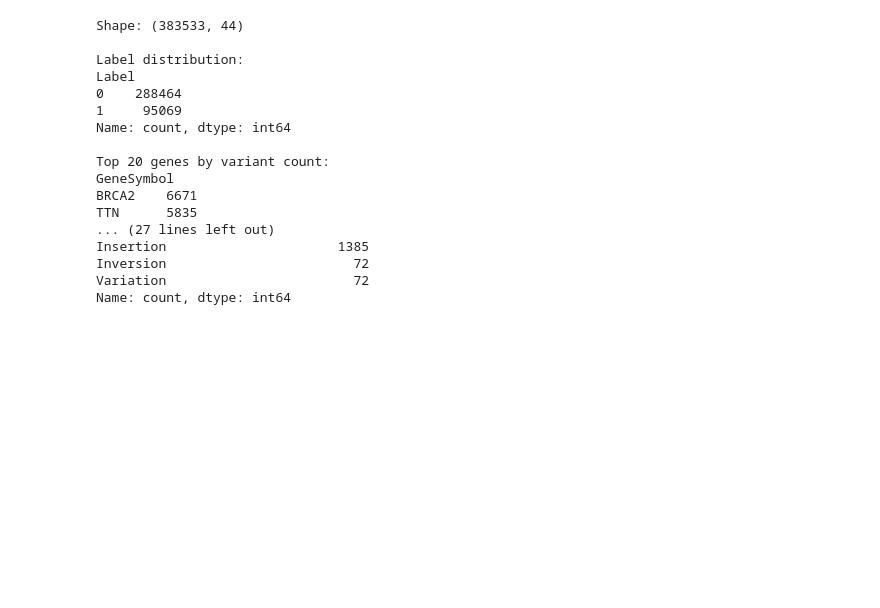
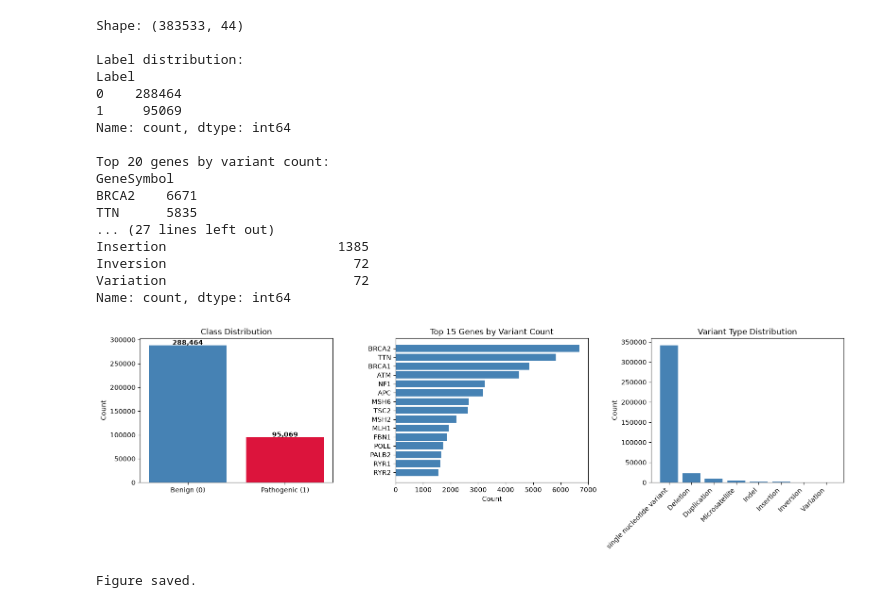
Before and after one commit to jorai-thomas/clinvar-classifier, a Jupyter notebook: notebooks/01_eda.ipynb, the cells around one changed output. Cells and saved outputs as stored; diff of their text form; code cells hidden in the pictures; blank space fills up the shorter version.

```diff
--- a/notebooks/01_eda.ipynb
+++ b/notebooks/01_eda.ipynb
@@ -223,3 +254,46 @@ Insertion                      1385
 Inversion                        72
 Variation                        72
 Name: count, dtype: int64
+# %%
+import matplotlib.pyplot as plt
+import seaborn as sns
+
+fig, axes = plt.subplots(1, 3, figsize=(16, 5))
+
+# 1. Class distribution
+ax1 = axes[0]
+label_counts = df['Label'].value_counts()
+ax1.bar(['Benign (0)', 'Pathogenic (1)'],
+        [label_counts[0], label_counts[1]],
+        color=['steelblue', 'crimson'])
+ax1.set_title('Class Distribution')
+ax1.set_ylabel('Count')
+for i, v in enumerate([label_counts[0], label_counts[1]]):
+    ax1.text(i, v + 1000, f'{v:,}', ha='center', fontweight='bold')
+
+# 2. Top 15 genes
+ax2 = axes[1]
+top_genes = df['GeneSymbol'].value_counts().head(15)
+ax2.barh(top_genes.index[::-1], top_genes.values[::-1], color='steelblue')
+ax2.set_title('Top 15 Genes by Variant Count')
+ax2.set_xlabel('Count')
+
+# 3. Variant type distribution
+ax3 = axes[2]
+type_counts = df['Type'].value_counts()
+ax3.bar(range(len(type_counts)), type_counts.values, color='steelblue')
+ax3.set_xticks(range(len(type_counts)))
+ax3.set_xticklabels(type_counts.index, rotation=45, ha='right')
+ax3.set_title('Variant Type Distribution')
+ax3.set_ylabel('Count')
+
+plt.tight_layout()
+
+# Save to outputs
+config.FIGURES_DIR.mkdir(parents=True, exist_ok=True)
+fig.savefig(config.FIGURES_DIR / "eda_distributions.png", dpi=150, bbox_inches='tight')
+plt.show()
+print("Figure saved.")
+# %% [output]
+[figure, added]
+Figure saved.
```
Also changed, not shown: parts of 2 cells of this notebook.
